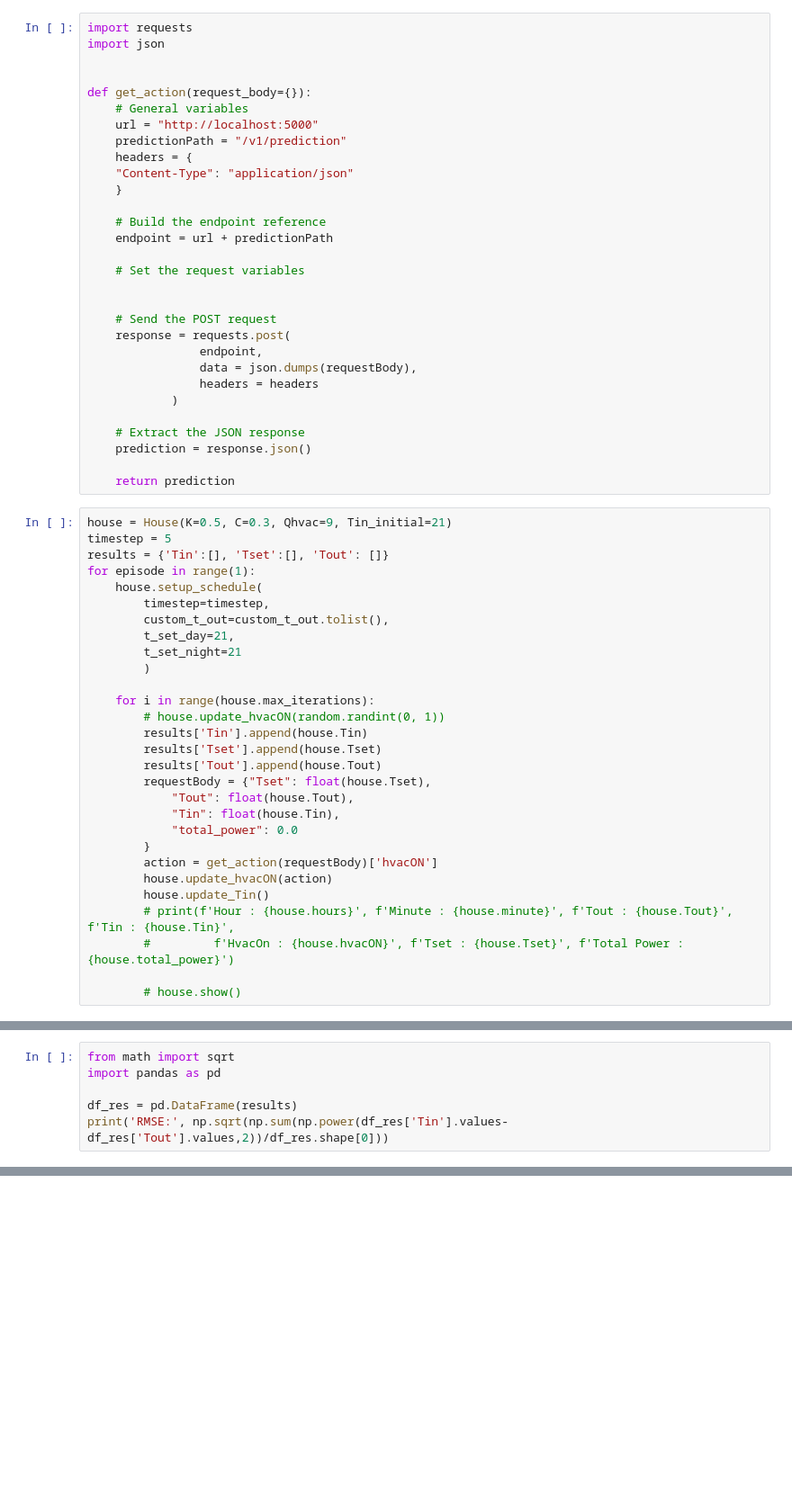
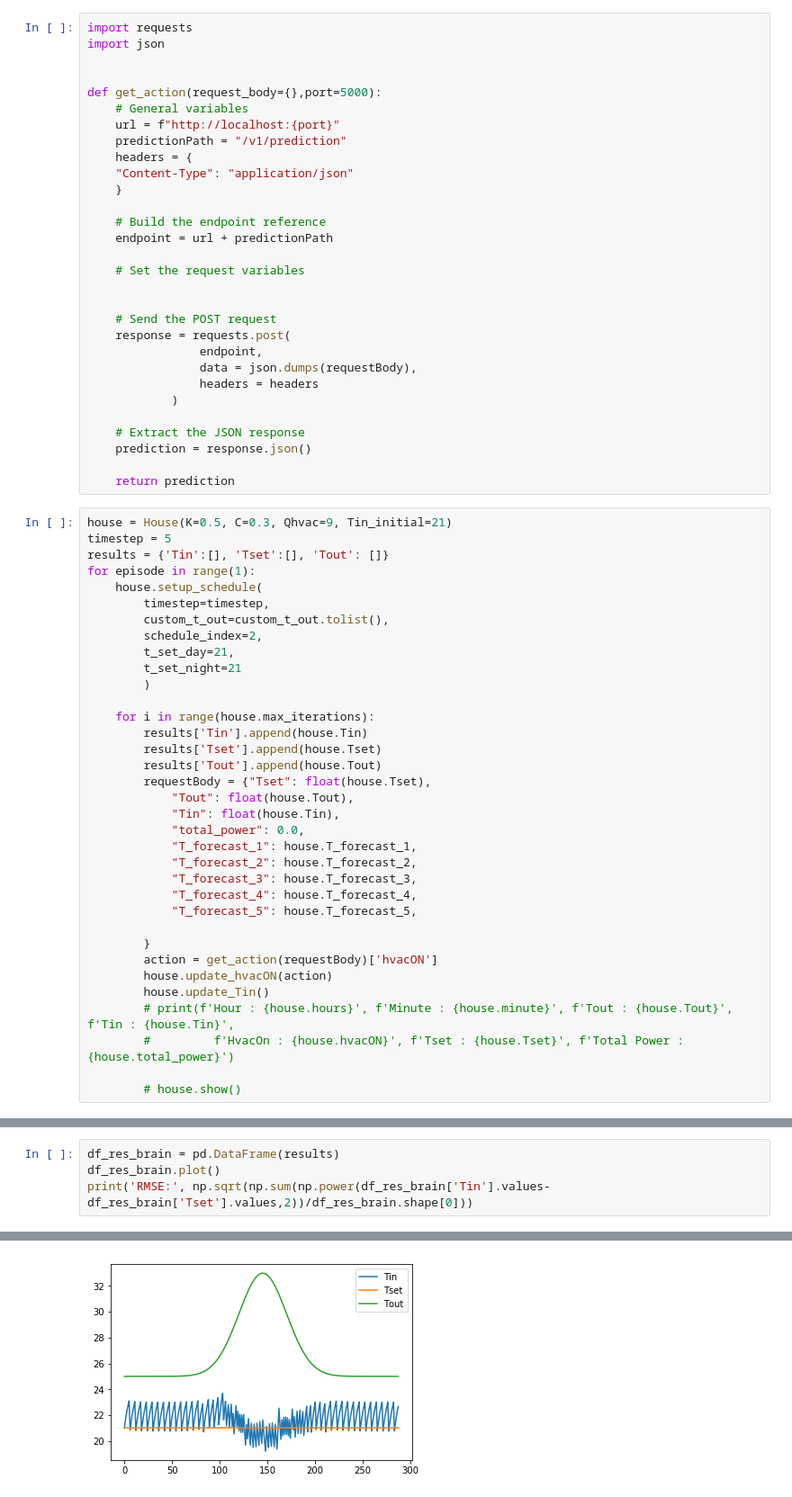
Before and after one commit to FlorianPydde/training-rf-bonsai, a Jupyter notebook: capstone/house-energy/assessments/01-holdout-test.ipynb, the cells around one changed output, grey strips where cells are left out. Shown at 90% size. Drawn from its saved outputs; the diff is of its cells as text; blank space fills up the shorter version.

```diff
--- a/capstone/house-energy/assessments/01-holdout-test.ipynb
+++ b/capstone/house-energy/assessments/01-holdout-test.ipynb
@@ -22,9 +26,9 @@ import requests
 import json
 
 
-def get_action(request_body={}):
+def get_action(request_body={},port=5000):
     # General variables
-    url = "http://localhost:5000"
+    url = f"http://localhost:{port}"
     predictionPath = "/v1/prediction"
     headers = {
     "Content-Type": "application/json"
@@ -55,19 +59,25 @@ for episode in range(1):
     house.setup_schedule(
         timestep=timestep,
         custom_t_out=custom_t_out.tolist(),
+        schedule_index=2,
         t_set_day=21,
         t_set_night=21
         )
 
     for i in range(house.max_iterations):
-        # house.update_hvacON(random.randint(0, 1))
         results['Tin'].append(house.Tin)
         results['Tset'].append(house.Tset)
         results['Tout'].append(house.Tout)
         requestBody = {"Tset": float(house.Tset),
             "Tout": float(house.Tout),
             "Tin": float(house.Tin),
-            "total_power": 0.0
+            "total_power": 0.0,
+            "T_forecast_1": house.T_forecast_1,
+            "T_forecast_2": house.T_forecast_2,
+            "T_forecast_3": house.T_forecast_3,
+            "T_forecast_4": house.T_forecast_4,
+            "T_forecast_5": house.T_forecast_5,
+
         }
         action = get_action(requestBody)['hvacON']
         house.update_hvacON(action)
@@ -81,7 +89,5 @@ for episode in range(1):
 # %%
-from math import sqrt
-import pandas as pd
-
-df_res = pd.DataFrame(results)
-print('RMSE:', np.sqrt(np.sum(np.power(df_res['Tin'].values-df_res['Tout'].values,2))/df_res.shape[0]))
+df_res_brain = pd.DataFrame(results)
+df_res_brain.plot()
+print('RMSE:', np.sqrt(np.sum(np.power(df_res_brain['Tin'].values-df_res_brain['Tset'].values,2))/df_res_brain.shape[0]))
 # %% [output]
@@ -88,0 +95 @@ RMSE: 5.401825185884061
+[figure, added]
```
Also changed, not shown: parts of 10 cells of this notebook.
